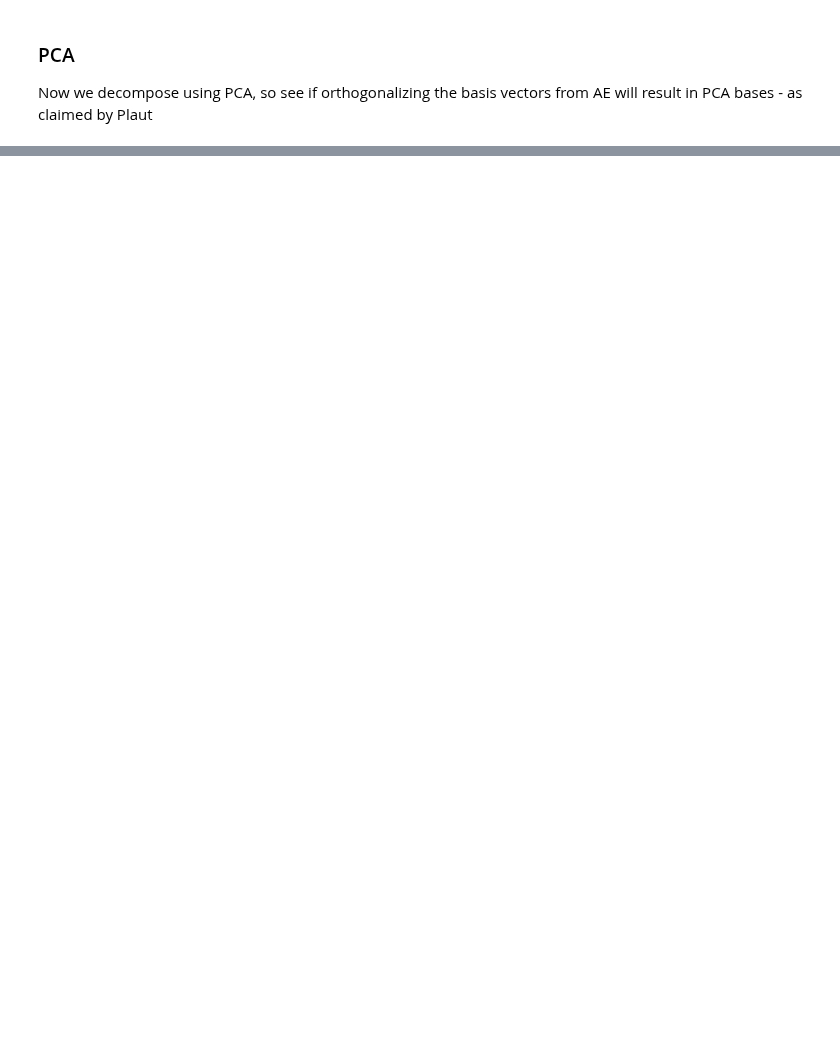
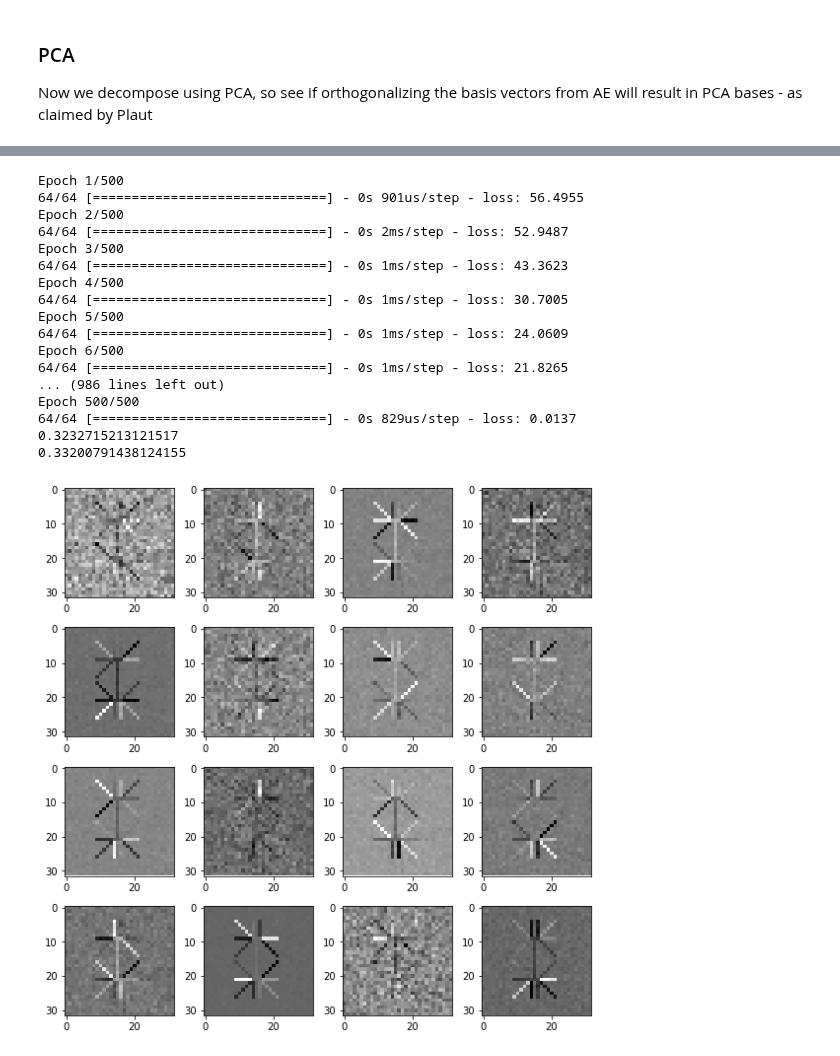
Before and after one commit to CLINDA-AAU/AAUtoSig, a Jupyter notebook: swimmer_analysis.ipynb, the cells around one changed output, grey strips where cells are left out. Cells and saved outputs as stored; diff of their text form; code cells hidden in the pictures; blank space fills up the shorter version.

```diff
--- a/swimmer_analysis.ipynb
+++ b/swimmer_analysis.ipynb
@@ -10,4 +10,24 @@ from AAUtoSig_init import AAUtoSig
 from functions import cosine_HA
 
 os.chdir("../../..")
+# %%
+import tensorflow as tf
+from keras.layers import Input, Dense
+from keras import regularizers, models
+import numpy as np
+from sklearn.decomposition import PCA
+import matplotlib.pyplot as plt
+
+# Linear Autoencoder
+def LinearAE(y, dimension, learning_rate = 1e-4, regularization = 5e-4, epochs=300):
+    input = Input(shape=(y.shape[1],))
+    encoded = Dense(dimension, activation='linear',
+                    kernel_regularizer=regularizers.l2(regularization))(input)
+    decoded = Dense(y.shape[1], activation='linear',
+                    kernel_regularizer=regularizers.l2(regularization))(encoded)
+    autoencoder = models.Model(input, decoded)
+    autoencoder.compile(optimizer=tf.keras.optimizers.Adam(lr=learning_rate), loss='mean_squared_error')
+    autoencoder.fit(y, y, epochs=epochs, batch_size=4, shuffle=True)
+    (w1,b1,w2,b2)=autoencoder.get_weights()
+    return (w1,b1,w2,b2)
 # %%
@@ -164,0 +156,35 @@ plt.show()
+# %%
+# Q, R = np.linalg.qr(bases_AE[:,:,0])
+
+(_, _, w2, _) = LinearAE(swimmer_flat.T, 16, epochs = 500)                                          # train a linear autoencoder
+(p_linear_ae, _, _) = np.linalg.svd(w2.T, full_matrices=False)
+#(p_linear_ae, _, _) = np.linalg.svd(bases_AE[:,:,0], full_matrices=False)            # PCA by applying SVD to linear autoencoder weights
+
+
+match_AE_Q  = cosine_HA(bases_AE[:,:,0].T, p_linear_ae.T)
+print(np.mean(match_AE_Q[0].diagonal()))
+match_PCA_Q = cosine_HA(bases_PCA, p_linear_ae.T)
+print(np.mean(match_PCA_Q[0].diagonal()))
+
+plotimgs(bases_AE[:,match_AE_Q[1], 0], size = 8)
+plotimgs(p_linear_ae[:,match_PCA_Q[1]], size = 8)
+plotimgs(bases_PCA.T, size = 8)
+# %% [output]
+Epoch 1/500
+64/64 [==============================] - 0s 901us/step - loss: 56.4955
+Epoch 2/500
+64/64 [==============================] - 0s 2ms/step - loss: 52.9487
+Epoch 3/500
+64/64 [==============================] - 0s 1ms/step - loss: 43.3623
+Epoch 4/500
+64/64 [==============================] - 0s 1ms/step - loss: 30.7005
+Epoch 5/500
+64/64 [==============================] - 0s 1ms/step - loss: 24.0609
+Epoch 6/500
+64/64 [==============================] - 0s 1ms/step - loss: 21.8265
+... (986 lines left out)
+Epoch 500/500
+64/64 [==============================] - 0s 829us/step - loss: 0.0137
+0.3232715213121517
+0.33200791438124155
+[figure, added]
```
Also changed, not shown: parts of 8 cells of this notebook, 1 other file.
